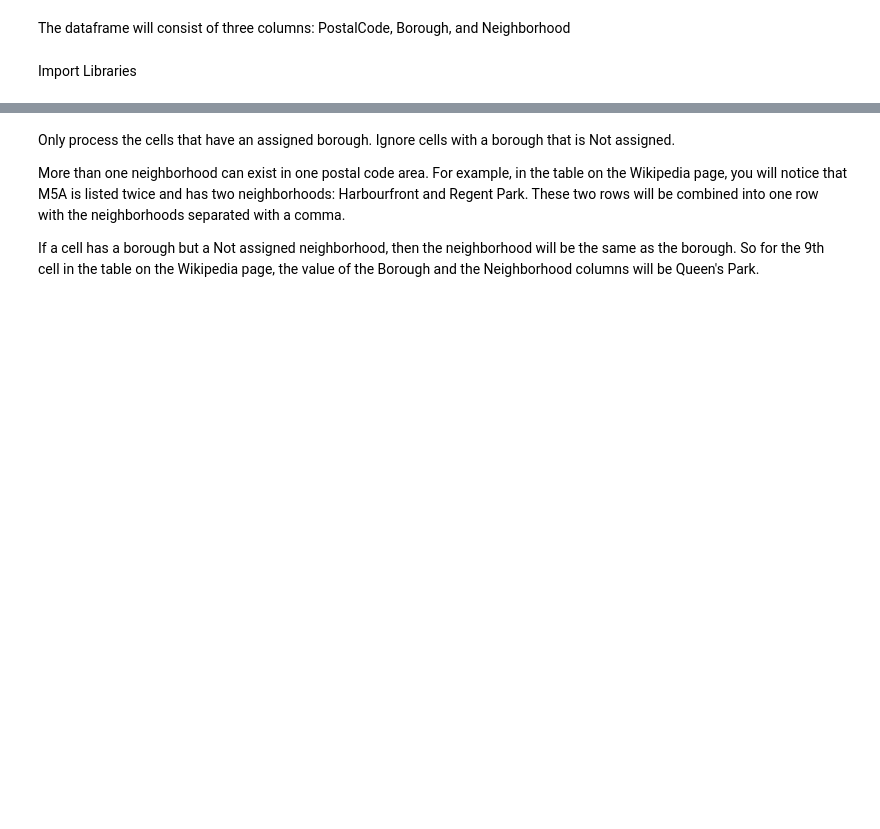
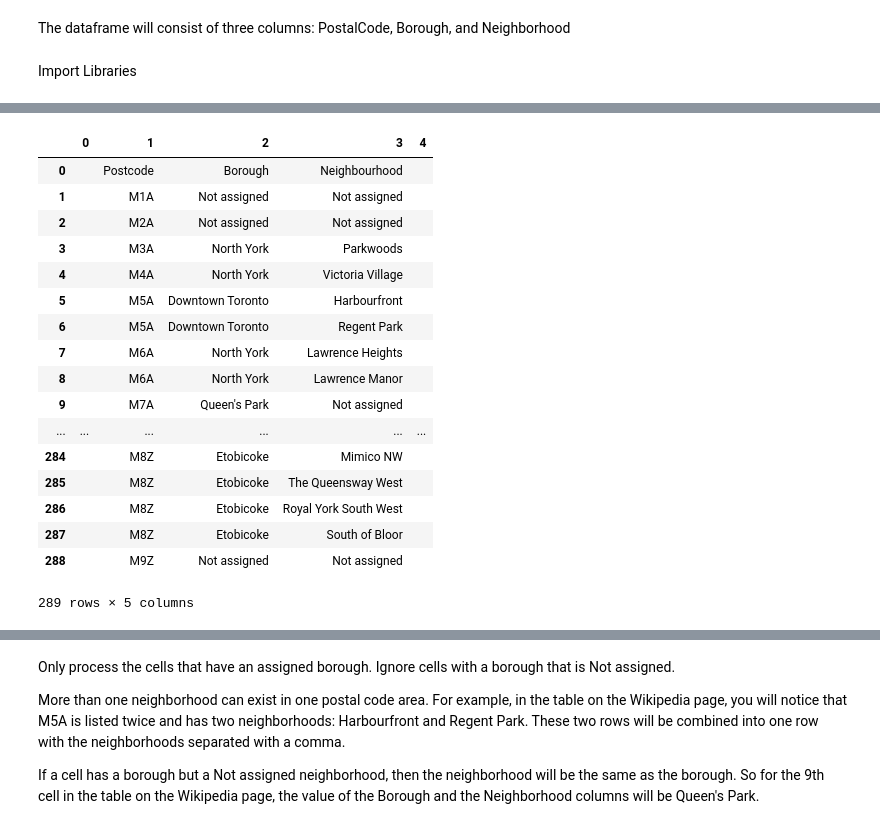
Before and after one commit to akshayca/personal-portfolio, a Jupyter notebook: Machine Learning Projects/Clustering/Segmenting and Clustering Neighborhoods in Toronto/Segmenting and Clustering Neighborhoods in Toronto .ipynb, the cells around one changed output, grey strips where cells are left out. Drawn from its saved outputs; the diff is of its cells as text; code cells hidden in the pictures; blank space fills up the shorter version.

```diff
--- a/Machine Learning Projects/Clustering/Segmenting and Clustering Neighborhoods in Toronto/Segmenting and Clustering Neighborhoods in Toronto .ipynb
+++ b/Machine Learning Projects/Clustering/Segmenting and Clustering Neighborhoods in Toronto/Segmenting and Clustering Neighborhoods in Toronto .ipynb
@@ -32,0 +30,22 @@ df3.head()
+# %%
+df1= df[0].str.split('\n', expand=True)
+df1
+# %% [output]
+|  | 0 | 1 | 2 | 3 | 4 |
+| 0 |  | Postcode | Borough | Neighbourhood |  |
+| 1 |  | M1A | Not assigned | Not assigned |  |
+| 2 |  | M2A | Not assigned | Not assigned |  |
+| 3 |  | M3A | North York | Parkwoods |  |
+| 4 |  | M4A | North York | Victoria Village |  |
+| 5 |  | M5A | Downtown Toronto | Harbourfront |  |
+| 6 |  | M5A | Downtown Toronto | Regent Park |  |
+| 7 |  | M6A | North York | Lawrence Heights |  |
+| 8 |  | M6A | North York | Lawrence Manor |  |
+| 9 |  | M7A | Queen's Park | Not assigned |  |
+| ... | ... | ... | ... | ... | ... |
+| 284 |  | M8Z | Etobicoke | Mimico NW |  |
+| 285 |  | M8Z | Etobicoke | The Queensway West |  |
+| 286 |  | M8Z | Etobicoke | Royal York South West |  |
+| 287 |  | M8Z | Etobicoke | South of Bloor |  |
+| 288 |  | M9Z | Not assigned | Not assigned |  |
+289 rows × 5 columns
```
Also changed, not shown: parts of 6 cells of this notebook, 3 other files.
